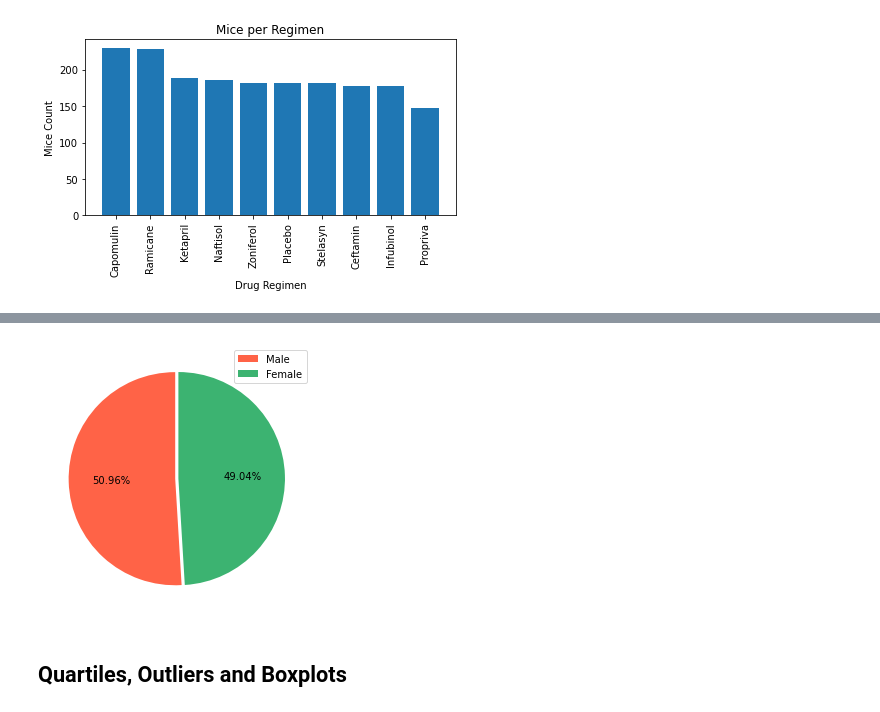
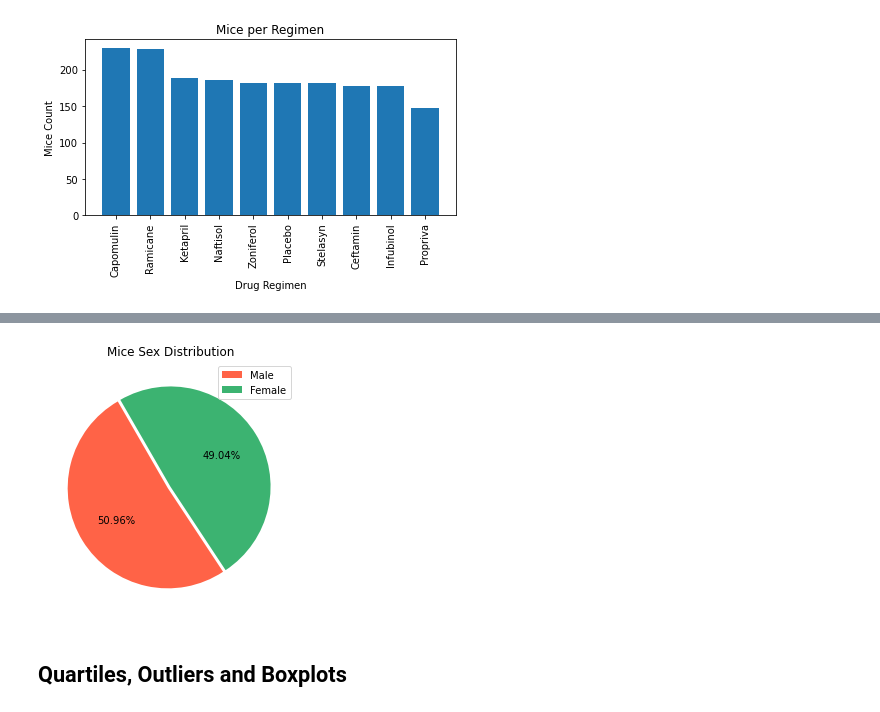
Before and after one commit to uldom/Matplotlib_Challenge, a Jupyter notebook: Pymaceuticals/pymaceuticals_starter.ipynb, the cells around one changed output, grey strips where cells are left out. Cells and saved outputs as stored; diff of their text form; code cells hidden in the pictures.

```diff
--- a/Pymaceuticals/pymaceuticals_starter.ipynb
+++ b/Pymaceuticals/pymaceuticals_starter.ipynb
@@ -248,14 +257,15 @@ plt.show()
 # %%
 # Generate a pie plot showing the distribution of female versus male mice using pyplot
 
 y = clean_dataframe['Sex'].value_counts()
 explode=(0.03,0)
-plt.pie(y, autopct= '%1.2f%%', explode = explode, startangle = 90, colors=["tomato",'mediumseagreen'])
+plt.pie(y, autopct= '%1.2f%%', explode = explode, startangle = 120, colors=["tomato",'mediumseagreen'])
 plt.legend(y.index)
+plt.title("Mice Sex Distribution")
 plt.tight_layout()
 plt.show()
 # %% [output]
-[figure, old version]
+[figure, new version]
 # %% [markdown]
 ## Quartiles, Outliers and Boxplots
 # %%
```
Also changed, not shown: parts of 1 cell of this notebook.
